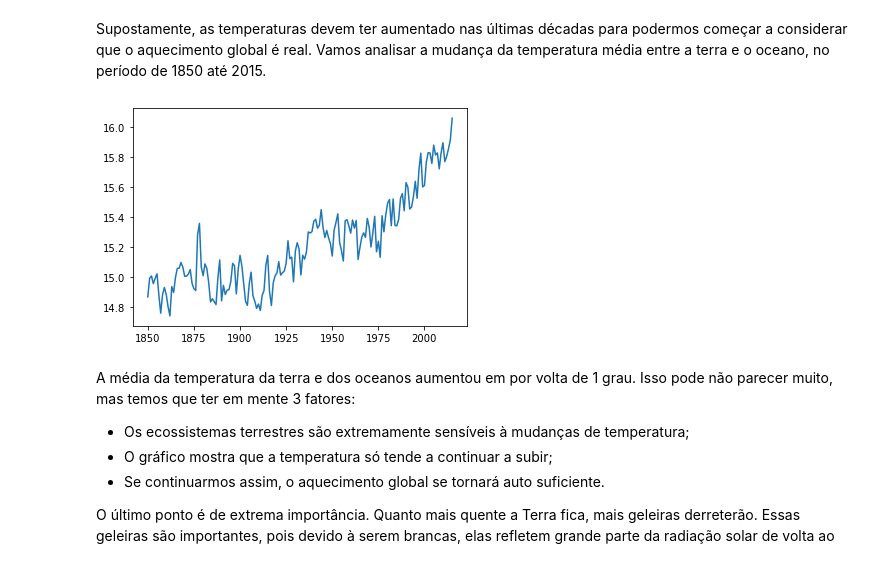
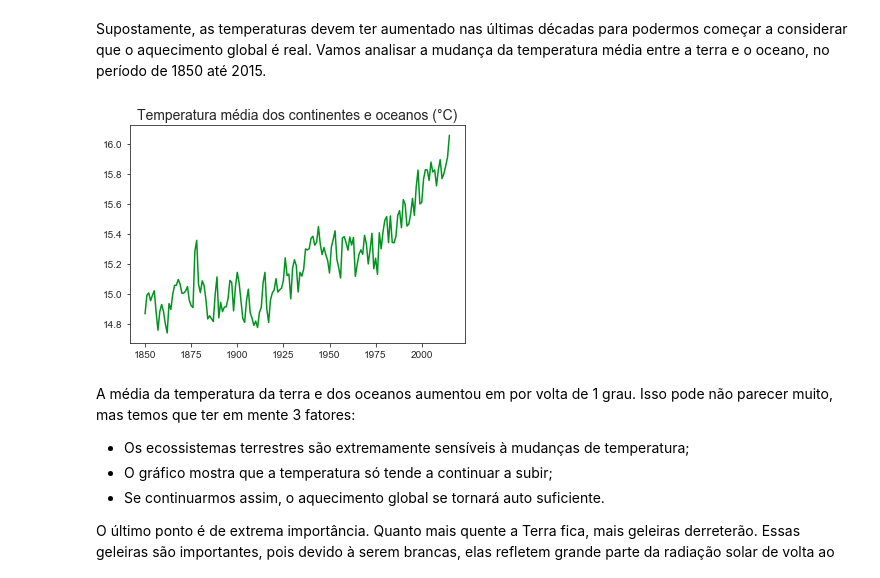
Before and after one commit to leoDomingos/Introducao-ao-aquecimento-global, a Jupyter notebook: main.ipynb, the cells around one changed output. Drawn from its saved outputs; the diff is of its cells as text; code cells hidden in the pictures.

```diff
--- a/main.ipynb
+++ b/main.ipynb
@@ -214,9 +200,11 @@ for ano, temperaturas in dict_land_temperature_years.items():
     dict_land_temperature_years[ano] = np.average(temperaturas)
 # %%
 # Gráfico
-plt.plot(list(dict_land_temperature_years.keys()), list(dict_land_temperature_years.values()));
+sns.set_style("ticks")
+plt.title("Temperatura média dos continentes e oceanos (°C)", fontsize=14)
+sns.lineplot(x = list(dict_land_temperature_years.keys()), y = list(dict_land_temperature_years.values()), color="#00941F");
 # %% [output]
-[figure, old version]
+[figure, new version]
 # %% [markdown]
 A média da temperatura da terra e dos oceanos aumentou em por volta de 1 grau. Isso pode não parecer muito, mas temos que ter em mente 3 fatores:
 
```
Also changed, not shown: parts of 23 cells of this notebook.
